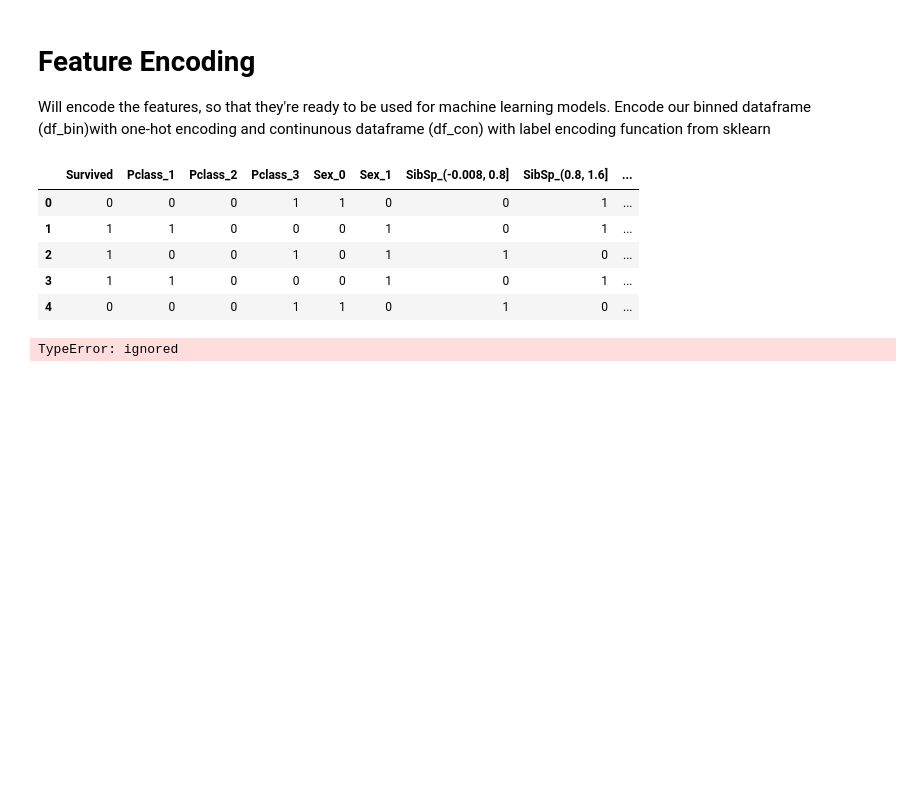
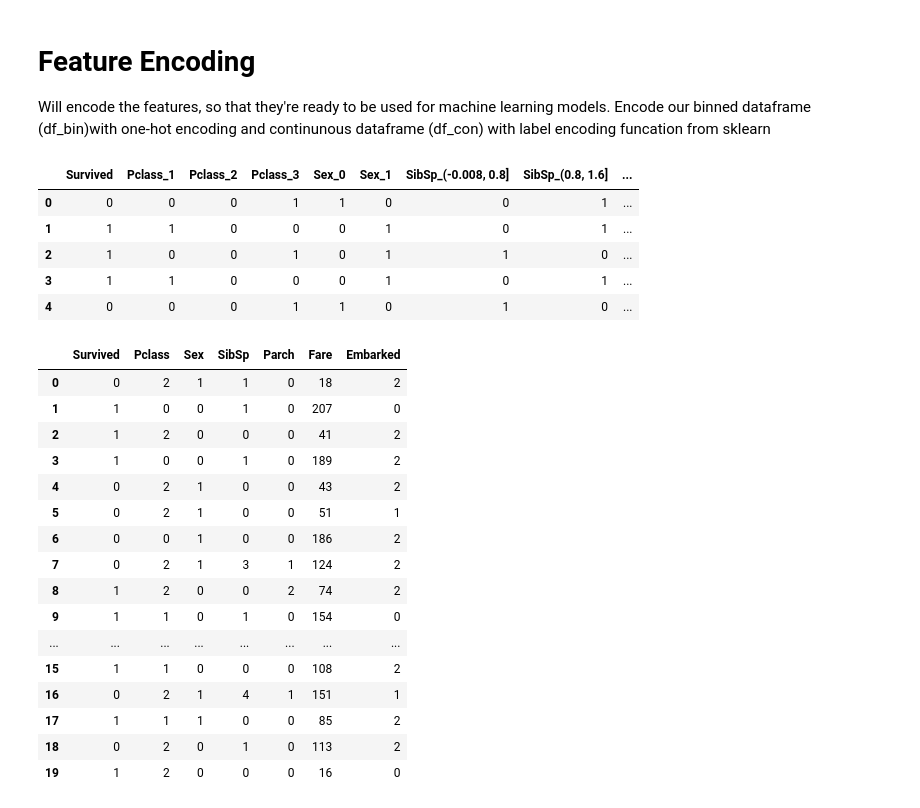
Before and after one commit to felstuff/BackToBasic, a Jupyter notebook: TitanicExplloratory.ipynb, the cells around one changed output. Saved outputs shown, nothing was run; the diff lists cells and outputs as text; code cells hidden in the pictures; blank space fills up the shorter version.

Commit message:
Label & One Hot Encoding

```diff
--- a/TitanicExplloratory.ipynb
+++ b/TitanicExplloratory.ipynb
@@ -516,6 +519,8 @@ sns.countplot(y='Embarked', data=train);
 #add emarked to sub dataframe
 df_con['Embarked'] = train['Embarked'] # discretised
 df_bin['Embarked'] = train['Embarked']
+# %%
+df_con = df_con.dropna( subset=['Embarked'] )
 # %% [markdown]
 for the purpose of this excerise, it wld be best to jst remove that two rows, rather then to randomly assign embarked location.
 # %%
@@ -564,9 +569,25 @@ df_bin_esc.head()
 | 3 | 1 | 1 | 0 | 0 | 0 | 1 | 0 | 1 | ... |
 | 4 | 0 | 0 | 0 | 1 | 1 | 0 | 1 | 0 | ... |
 # %%
-# label Encodeall continuous values using LabelEncode()
+# label encode all continuous values using LabelEncode()
 df_con_esc = df_con.apply(LabelEncoder().fit_transform)
 
-df_con_esc.head()
+df_con_esc.head(20)
 # %% [output]
-TypeError: ignored
+|  | Survived | Pclass | Sex | SibSp | Parch | Fare | Embarked |
+| 0 | 0 | 2 | 1 | 1 | 0 | 18 | 2 |
+| 1 | 1 | 0 | 0 | 1 | 0 | 207 | 0 |
+| 2 | 1 | 2 | 0 | 0 | 0 | 41 | 2 |
+| 3 | 1 | 0 | 0 | 1 | 0 | 189 | 2 |
+| 4 | 0 | 2 | 1 | 0 | 0 | 43 | 2 |
+| 5 | 0 | 2 | 1 | 0 | 0 | 51 | 1 |
+| 6 | 0 | 0 | 1 | 0 | 0 | 186 | 2 |
+| 7 | 0 | 2 | 1 | 3 | 1 | 124 | 2 |
+| 8 | 1 | 2 | 0 | 0 | 2 | 74 | 2 |
+| 9 | 1 | 1 | 0 | 1 | 0 | 154 | 0 |
+| ... | ... | ... | ... | ... | ... | ... | ... |
+| 15 | 1 | 1 | 0 | 0 | 0 | 108 | 2 |
+| 16 | 0 | 2 | 1 | 4 | 1 | 151 | 1 |
+| 17 | 1 | 1 | 1 | 0 | 0 | 85 | 2 |
+| 18 | 0 | 2 | 0 | 1 | 0 | 113 | 2 |
+| 19 | 1 | 2 | 0 | 0 | 0 | 16 | 0 |
```
Also changed, not shown: parts of 4 cells of this notebook.
